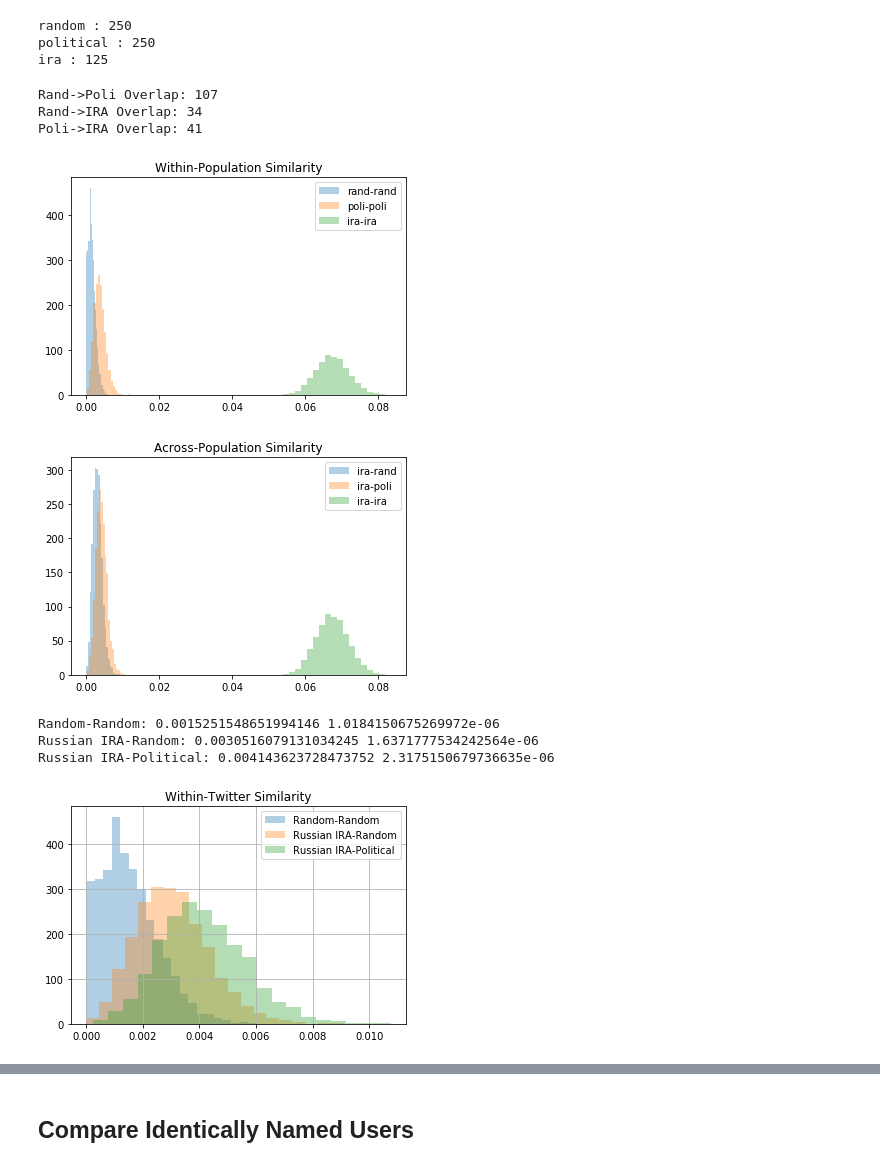
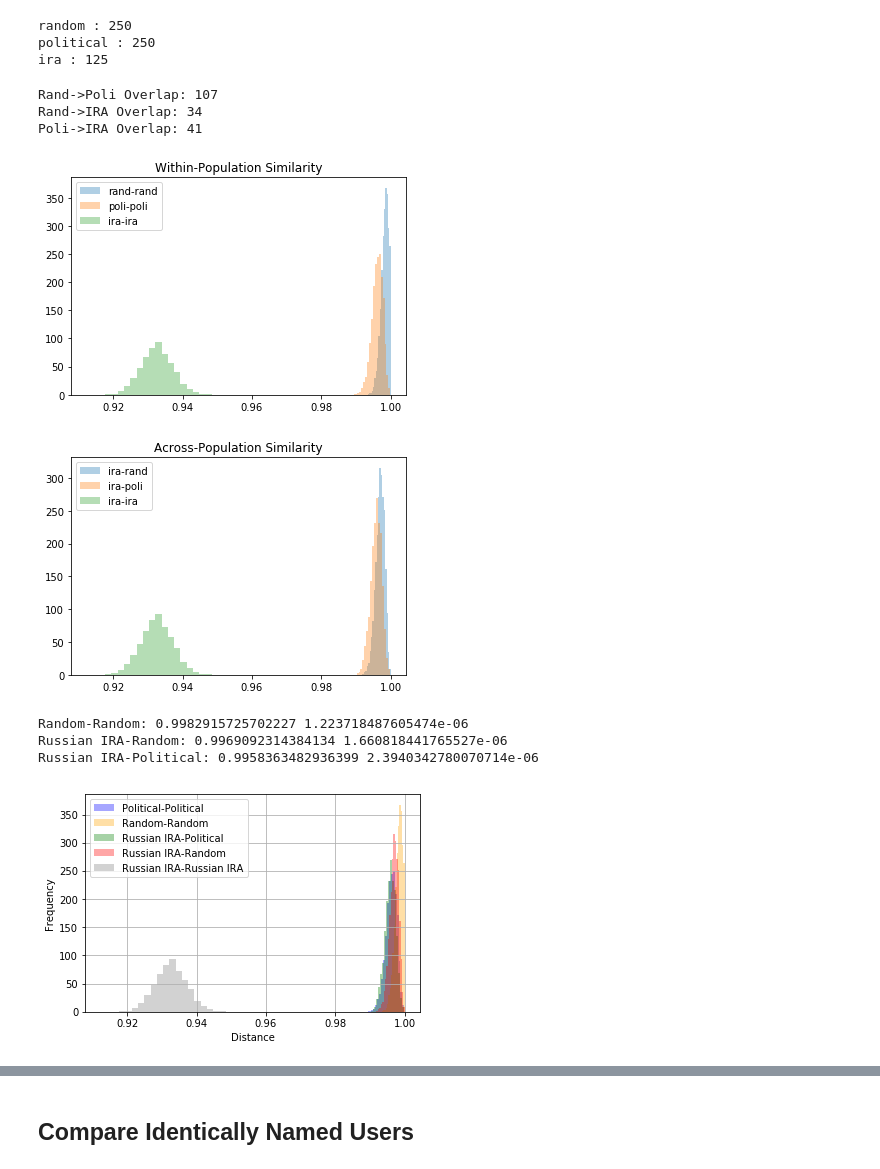
Before and after one commit to cbuntain/social-x-coor, a Jupyter notebook: notebooks/01c-PopulationLinkComparison-YouTube.ipynb, the cells around one changed output, grey strips where cells are left out. Saved outputs shown, nothing was run; the diff lists cells and outputs as text; code cells hidden in the pictures.

```diff
--- a/notebooks/01c-PopulationLinkComparison-YouTube.ipynb
+++ b/notebooks/01c-PopulationLinkComparison-YouTube.ipynb
@@ -98,6 +98,10 @@ def channels_to_norm_matrix(links_df, channels, user_id_field):
 
     shares_df = channels_df_to_shares(links_df, channels, user_id_field)
     return sklearn.preprocessing.normalize(shares_df[channels], norm="l2", axis=1)
+# %%
+# similarity_function = sklearn.metrics.pairwise.cosine_similarity
+similarity_function = sklearn.metrics.pairwise.cosine_distances
+# similarity_function = sklearn.metrics.pairwise.euclidean_distances
 # %%
 top_n_channels = 250
 
@@ -297,17 +301,17 @@ twitter_user_links_mat_poli = channels_to_norm_matrix(twitter_yt_df_poli, top_yt
 twitter_user_links_mat_ira = channels_to_norm_matrix(twitter_yt_df_ira, top_yt_chans_map_twitter["ira"], "user_id")
 
 # Calculate pairwise similarity among users across populations
-t2t_rand_rand_sim = sklearn.metrics.pairwise.cosine_similarity(twitter_user_links_mat_rand, twitter_user_links_mat_rand)
-t2t_poli_poli_sim = sklearn.metrics.pairwise.cosine_similarity(twitter_user_links_mat_poli, twitter_user_links_mat_poli)
-t2t_ira_ira_sim = sklearn.metrics.pairwise.cosine_similarity(twitter_user_links_mat_ira, twitter_user_links_mat_ira)
+t2t_rand_rand_sim = similarity_function(twitter_user_links_mat_rand, twitter_user_links_mat_rand)
+t2t_poli_poli_sim = similarity_function(twitter_user_links_mat_poli, twitter_user_links_mat_poli)
+t2t_ira_ira_sim = similarity_function(twitter_user_links_mat_ira, twitter_user_links_mat_ira)
 
-t2t_ira_rand_sim = sklearn.metrics.pairwise.cosine_similarity(
+t2t_ira_rand_sim = similarity_function(
     channels_to_norm_matrix(twitter_yt_df_ira, twitter_overlap_rand_ira, "user_id"),
     channels_to_norm_matrix(twitter_yt_df_rand, twitter_overlap_rand_ira, "user_id"))
-t2t_ira_poli_sim = sklearn.metrics.pairwise.cosine_similarity(
+t2t_ira_poli_sim = similarity_function(
     channels_to_norm_matrix(twitter_yt_df_ira, twitter_overlap_poli_ira, "user_id"),
     channels_to_norm_matrix(twitter_yt_df_poli, twitter_overlap_poli_ira, "user_id"))
-t2t_rand_poli_sim = sklearn.metrics.pairwise.cosine_similarity(
+t2t_rand_poli_sim = similarity_function(
     channels_to_norm_matrix(twitter_yt_df_rand, twitter_overlap_rand_poli, "user_id"),
     channels_to_norm_matrix(twitter_yt_df_poli, twitter_overlap_rand_poli, "user_id"))
 
@@ -381,27 +385,38 @@ plt.show()
 Rand->Poli Overlap: 107
 Rand->IRA Overlap: 34
 Poli->IRA Overlap: 41
-[figure, old version]
+[figure, new version]
-[figure, old version]
+[figure, new version]
 # %%
 print("Random-Random:", np.array(t2t_rand_rand_sim_avg_bootstrap).mean(), np.array(t2t_rand_rand_sim_avg_bootstrap).var())
 print("Russian IRA-Random:", np.array(t2t_ira_rand_sim_avg_bootstrap).mean(), np.array(t2t_ira_rand_sim_avg_bootstrap).var())
 print("Russian IRA-Political:", np.array(t2t_ira_poli_sim_avg_bootstrap).mean(), np.array(t2t_ira_poli_sim_avg_bootstrap).var())
 # %% [output]
-Random-Random: 0.0015251548651994146 1.0184150675269972e-06
-Russian IRA-Random: 0.0030516079131034245 1.6371777534242564e-06
-Russian IRA-Political: 0.004143623728473752 2.3175150679736635e-06
+Random-Random: 0.9982915725702227 1.223718487605474e-06
+Russian IRA-Random: 0.9969092314384134 1.660818441765527e-06
+Russian IRA-Political: 0.9958363482936399 2.3940342780070714e-06
 # %%
-plt.hist(t2t_rand_rand_sim_avg_bootstrap, bins=20, density=True, alpha=0.35, label="Random-Random")
-plt.hist(t2t_ira_rand_sim_avg_bootstrap, bins=20, density=True, alpha=0.35, label="Russian IRA-Random")
-plt.hist(t2t_ira_poli_sim_avg_bootstrap, bins=20, density=True, alpha=0.35, label="Russian IRA-Political")
+plt.hist(t2t_poli_poli_sim_avg_bootstrap, bins=20, density=True, alpha=0.35, label="Political-Political", color="blue")
+plt.hist(t2t_rand_rand_sim_avg_bootstrap, bins=20, density=True, alpha=0.35, label="Random-Random", color="orange")
 
-plt.title("Within-Twitter Similarity")
+plt.hist(t2t_ira_poli_sim_avg_bootstrap, bins=20, density=True, alpha=0.35, label="Russian IRA-Political", color="green")
+
+plt.hist(t2t_ira_rand_sim_avg_bootstrap, bins=20, density=True, alpha=0.35, label="Russian IRA-Random", color="red")
+
+plt.hist(t2t_ira_ira_sim_avg_bootstrap, bins=20, density=True, alpha=0.35, label="Russian IRA-Russian IRA", color="gray")
+
+# plt.title("Within-Twitter Similarity")
+
+plt.xlabel("Distance")
+plt.ylabel("Frequency")
+
 plt.legend()
 plt.grid()
+
+plt.savefig("across_group_youtube_twitter.pdf", format="pdf")
 plt.show()
 # %% [output]
-[figure, old version]
+[figure, new version]
 # %%
 reddit_overlap_rand_poli = top_yt_chans_map_reddit["random"].intersection(top_yt_chans_map_reddit["political"])
 reddit_overlap_rand_ira = top_yt_chans_map_reddit["random"].intersection(top_yt_chans_map_reddit["ira"])
```
Also changed, not shown: parts of 24 cells of this notebook, 7 other files.
